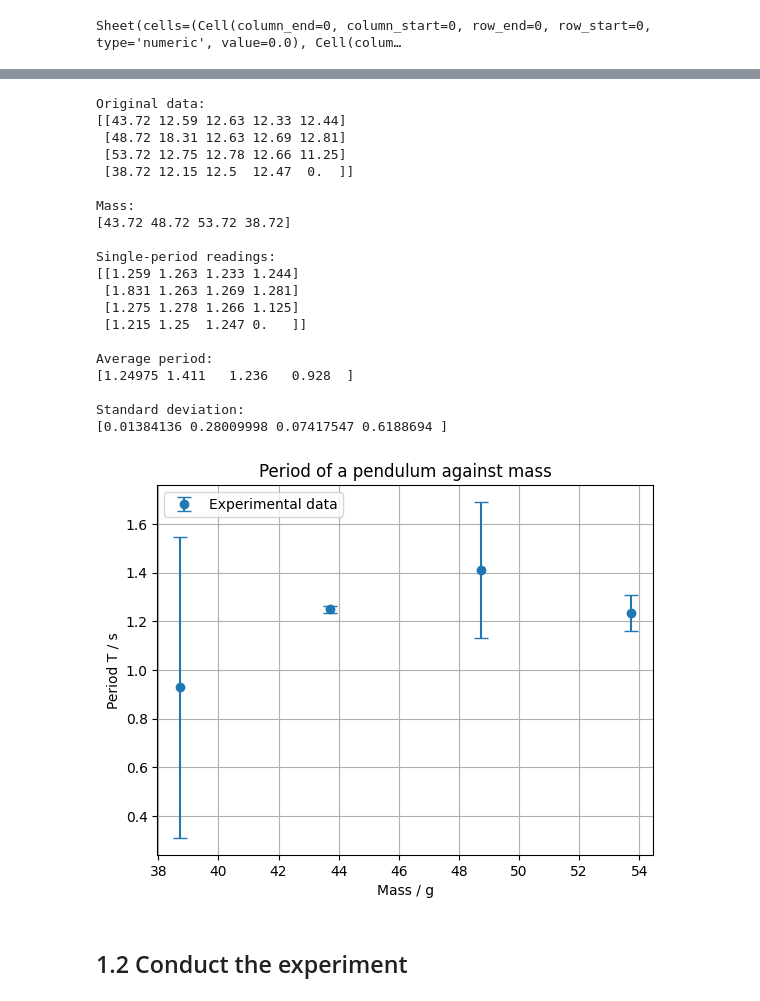
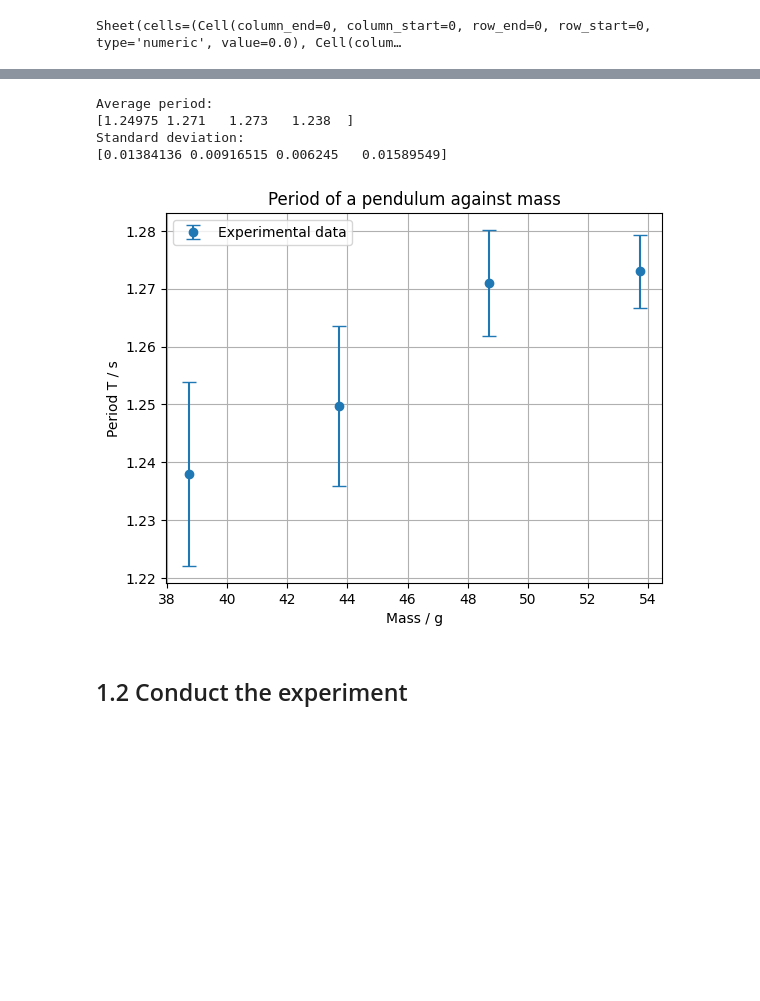
Before and after one commit to AFreeSeagul/IC-GSS-Python, a Jupyter notebook: notebooks/Experiments_1_2.ipynb, the cells around one changed output, grey strips where cells are left out. Cells and saved outputs as stored; diff of their text form; code cells hidden in the pictures; blank space fills up the shorter version.

```diff
--- a/notebooks/Experiments_1_2.ipynb
+++ b/notebooks/Experiments_1_2.ipynb
@@ -107,78 +105,44 @@ Time for one period: [1.24975 1.271   1.273   1.238  ]
 import numpy as np
 import matplotlib.pyplot as plt
 
 data1 = sheet1.to_array()
 
-print("Original data:")
-print(data1)
-
 mass = data1[:, 0]
-
 time_10_periods = data1[:, 1:5]
-
-
-valid_rows = mass != 0
-
-mass = mass[valid_rows]
-time_10_periods = time_10_periods[valid_rows]
+time_10_periods[np.isclose(time_10_periods, 18.310)] = np.nan
+time_10_periods[np.isclose(time_10_periods, 11.250)] = np.nan
 
 period_readings = time_10_periods / 10
-1
-period_avg = np.mean(period_readings, axis=1)
 
-
-period_std = np.std(period_readings, axis=1, ddof=1)
-
-print("\nMass:")
-print(mass)
-
-print("\nSingle-period readings:")
-print(period_readings)
-
-print("\nAverage period:")
+period_avg = np.nanmean(period_readings, axis = 1)
+period_error = np.nanstd(period_readings, axis = 1, ddof = 1)
+print("Average period:")
 print(period_avg)
 
-print("\nStandard deviation:")
-print(period_std)
+print("Standard deviation:")
+print(period_error)
 
 plt.errorbar(
     mass,
     period_avg,
-    yerr=period_std,
+    yerr=period_error,
     fmt="o",
     capsize=5,
     label="Experimental data"
 )
 
 plt.xlabel("Mass / g")
 plt.ylabel("Period T / s")
 plt.title("Period of a pendulum against mass")
-
 plt.grid()
 plt.legend()
 plt.show()
 # %% [output]
-Original data:
-[[43.72 12.59 12.63 12.33 12.44]
- [48.72 18.31 12.63 12.69 12.81]
- [53.72 12.75 12.78 12.66 11.25]
- [38.72 12.15 12.5  12.47  0.  ]]
-
-Mass:
-[43.72 48.72 53.72 38.72]
-
-Single-period readings:
-[[1.259 1.263 1.233 1.244]
- [1.831 1.263 1.269 1.281]
- [1.275 1.278 1.266 1.125]
- [1.215 1.25  1.247 0.   ]]
-
 Average period:
-[1.24975 1.411   1.236   0.928  ]
-
+[1.24975 1.271   1.273   1.238  ]
 Standard deviation:
-[0.01384136 0.28009998 0.07417547 0.6188694 ]
+[0.01384136 0.00916515 0.006245   0.01589549]
-[figure, old version]
+[figure, new version]
 # %% [markdown]
 ## 1.2 Conduct the experiment
 # %% [markdown]
```
Also changed, not shown: parts of 5 cells of this notebook.
